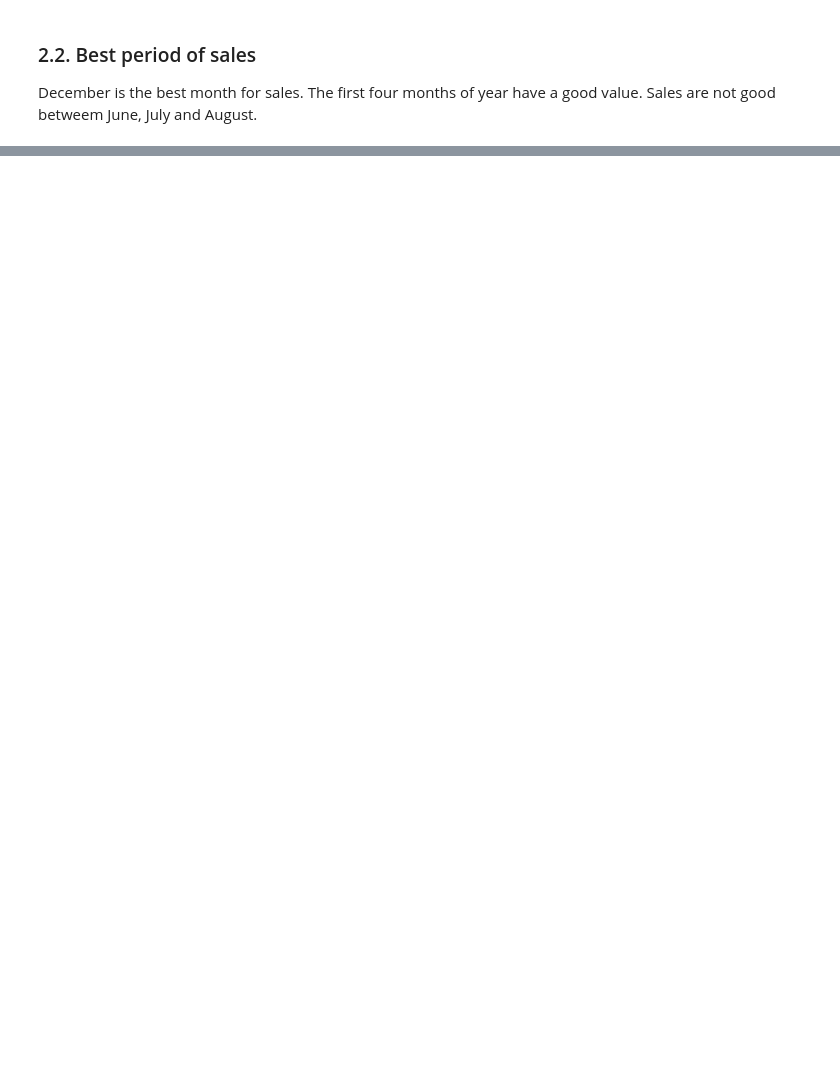
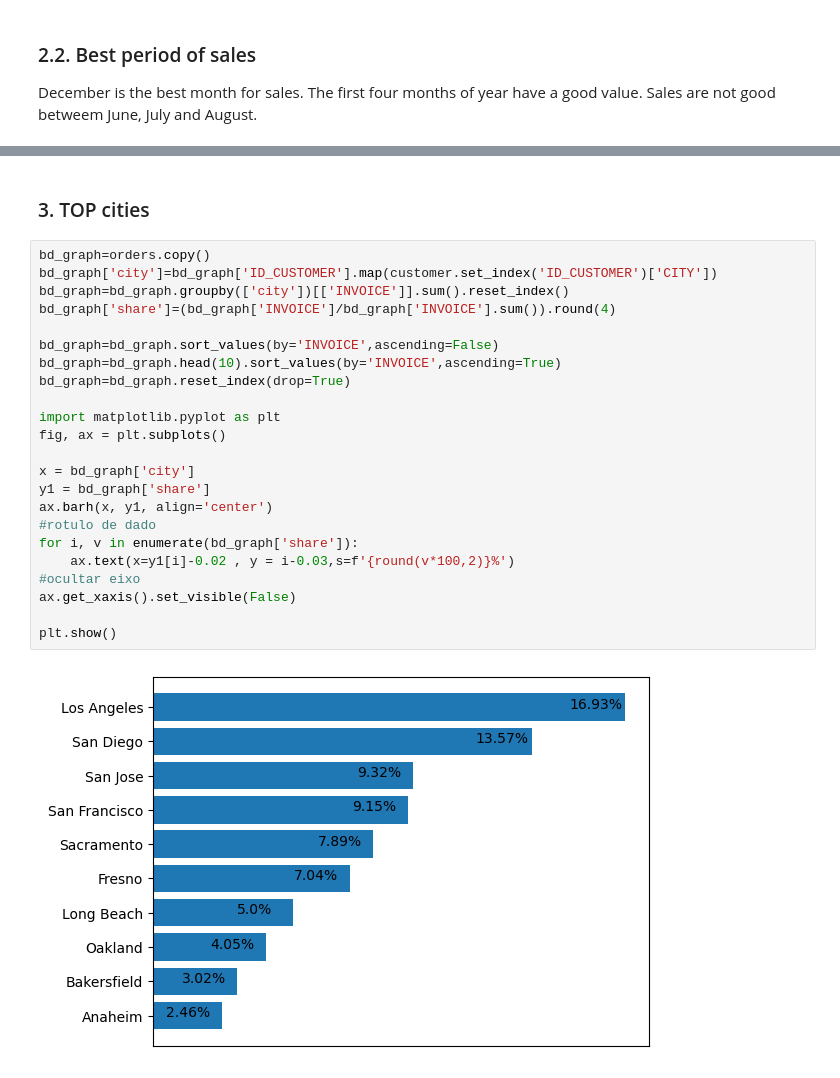
Before and after one commit to MSalles94/commercial_analyst, a Jupyter notebook: manipulate_data.ipynb, the cells around one changed output, grey strips where cells are left out. Drawn from its saved outputs; the diff is of its cells as text; blank space fills up the shorter version.

```diff
--- a/manipulate_data.ipynb
+++ b/manipulate_data.ipynb
@@ -99,3 +100,30 @@ display(bd_graph.pivot(index='year',columns='month',values='INVOICE'))
 | year |  |  |  |  |  |  |  |  |  |  |  | ... |
 | 2023 | 39366326.07 | 38028230.33 | 35881771.37 | 37443118.53 | 39618215.58 | 32360072.82 | 27187660.53 | 26375875.87 | 36227211.49 | 31243798.54 | 33528010.71 | ... |
 | 2024 | 45054283.17 | 48562236.34 | 41425067.39 | 48549381.00 | 40184366.82 | 29705078.66 | 35322840.88 | 30222297.29 | 41225498.31 | 38803591.84 | 37606462.84 | ... |
+# %% [markdown]
+### 3. TOP cities
+# %%
+bd_graph=orders.copy()
+bd_graph['city']=bd_graph['ID_CUSTOMER'].map(customer.set_index('ID_CUSTOMER')['CITY'])
+bd_graph=bd_graph.groupby(['city'])[['INVOICE']].sum().reset_index()
+bd_graph['share']=(bd_graph['INVOICE']/bd_graph['INVOICE'].sum()).round(4)
+
+bd_graph=bd_graph.sort_values(by='INVOICE',ascending=False)
+bd_graph=bd_graph.head(10).sort_values(by='INVOICE',ascending=True)
+bd_graph=bd_graph.reset_index(drop=True)
+
+import matplotlib.pyplot as plt
+fig, ax = plt.subplots()
+
+x = bd_graph['city']
+y1 = bd_graph['share']
+ax.barh(x, y1, align='center')
+#rotulo de dado
+for i, v in enumerate(bd_graph['share']):
+    ax.text(x=y1[i]-0.02 , y = i-0.03,s=f'{round(v*100,2)}%')
+#ocultar eixo
+ax.get_xaxis().set_visible(False)
+
+plt.show()
+# %% [output]
+[figure, added]
```
Also changed, not shown: parts of 4 cells of this notebook.
